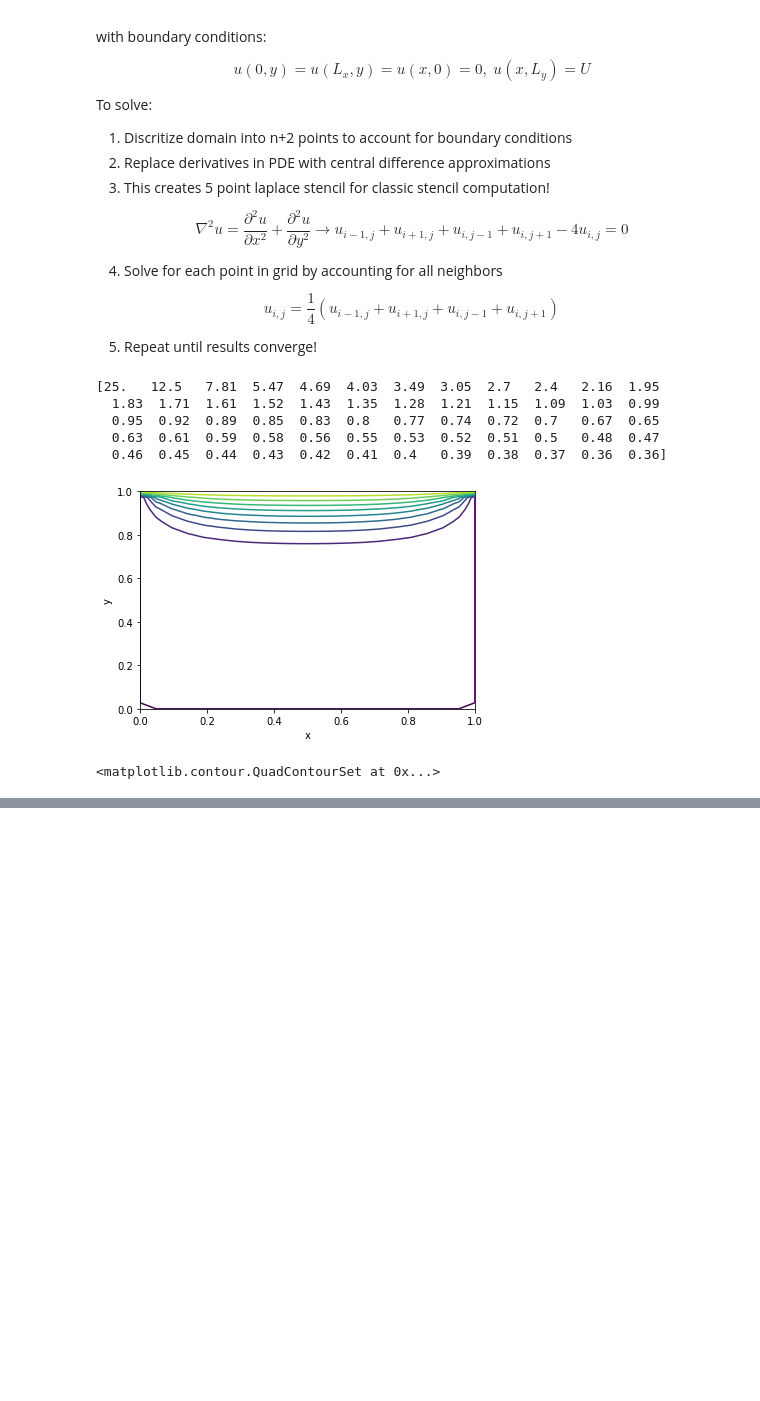
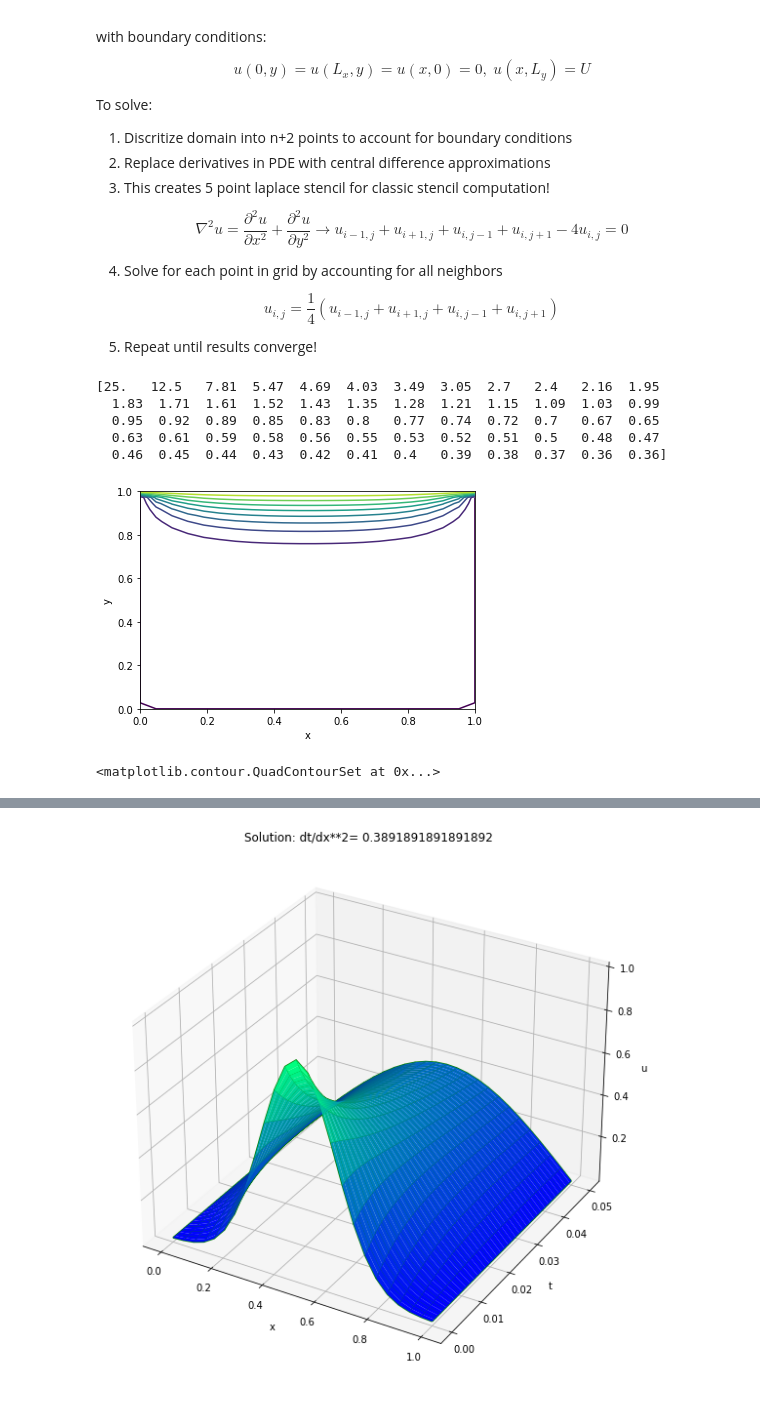
Before and after one commit to CuriousBias/notes, a Jupyter notebook: PartialDifferential.ipynb, the cells around one changed output, grey strips where cells are left out. Cells and saved outputs as stored; diff of their text form; code cells hidden in the pictures; blank space fills up the shorter version.

```diff
--- a/PartialDifferential.ipynb
+++ b/PartialDifferential.ipynb
@@ -140,0 +282,34 @@ b is matrix of non-homogeneous boundary values
+# %%
+# repeat of initialization up to t = .05 in 75 steps
+
+xmin, xmax, nx = 0, 1, 25
+x = np.linspace(xmin, xmax,nx) #compute the coordinates of the grid points
+dx = (xmax-xmin)/(nx-1) #spacing between grid points
+
+tmin, tmax, nt = 0, 0.05, 75
+
+t = np.linspace(tmin, tmax, nt)
+dt = (tmax-tmin)/(nt-1) #time step
+u = np.zeros([nt,nx]) #initialize array of zeros to store u(x,t)
+ICs = np.exp(-((x-0.5)/0.2)**2) #Gaussian initial conditions
+u[0] = ICs
+#call the method of lines solver
+sol = forward_euler_heatsolve(x, t, ICs)
+
+fig = plt.figure(figsize=(10,10))
+ax = plt.axes(projection="3d")
+
+X, Y = np.meshgrid(x, t)
+Z = sol #z_function(X, Y)
+
+ax.plot_wireframe(X, Y, Z, color='green')
+ax.set_xlabel('x')
+ax.set_ylabel('t')
+ax.set_zlabel('u')
+
+ax.plot_surface(X, Y, Z, rstride=1, cstride=1,
+                cmap='winter', edgecolor='none')
+ax.set_title('Solution: dt/dx**2= '+str(dt/dx**2))
+plt.show()
+# %% [output]
+[figure, added]
```
Also changed, not shown: parts of 8 cells of this notebook, 1 other file.
